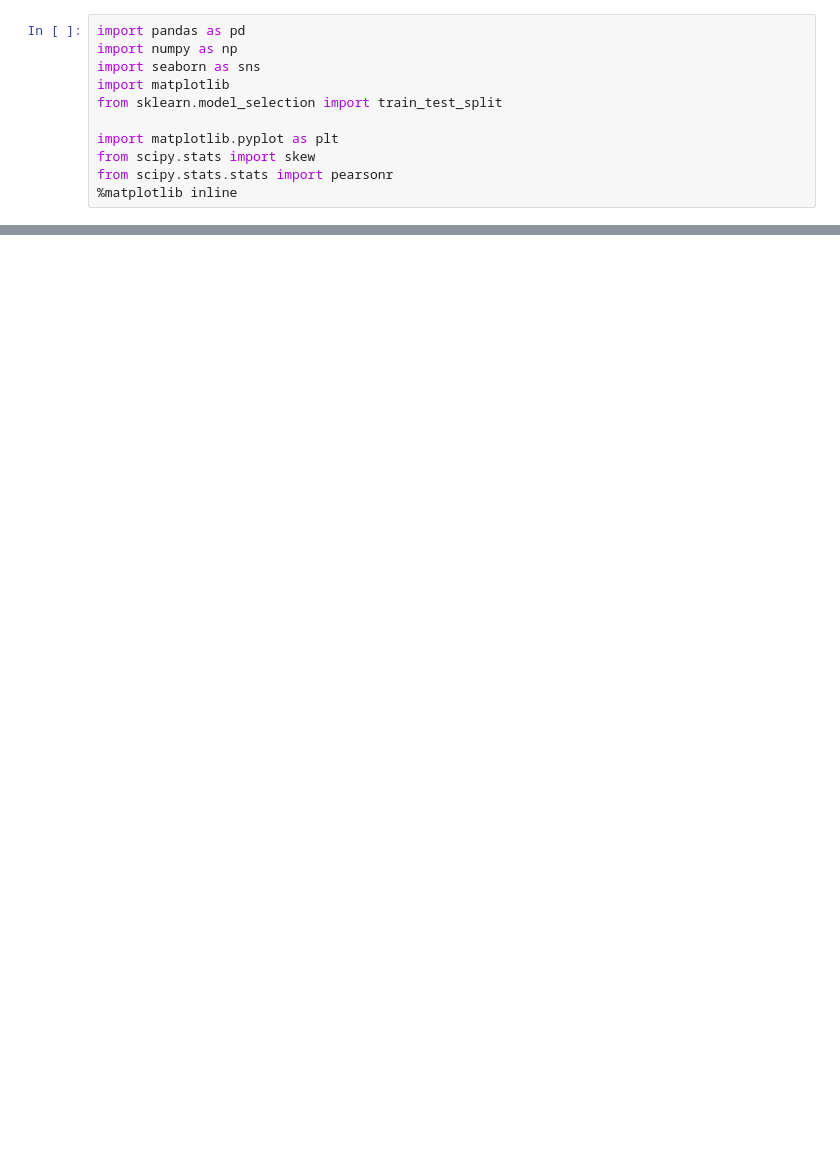
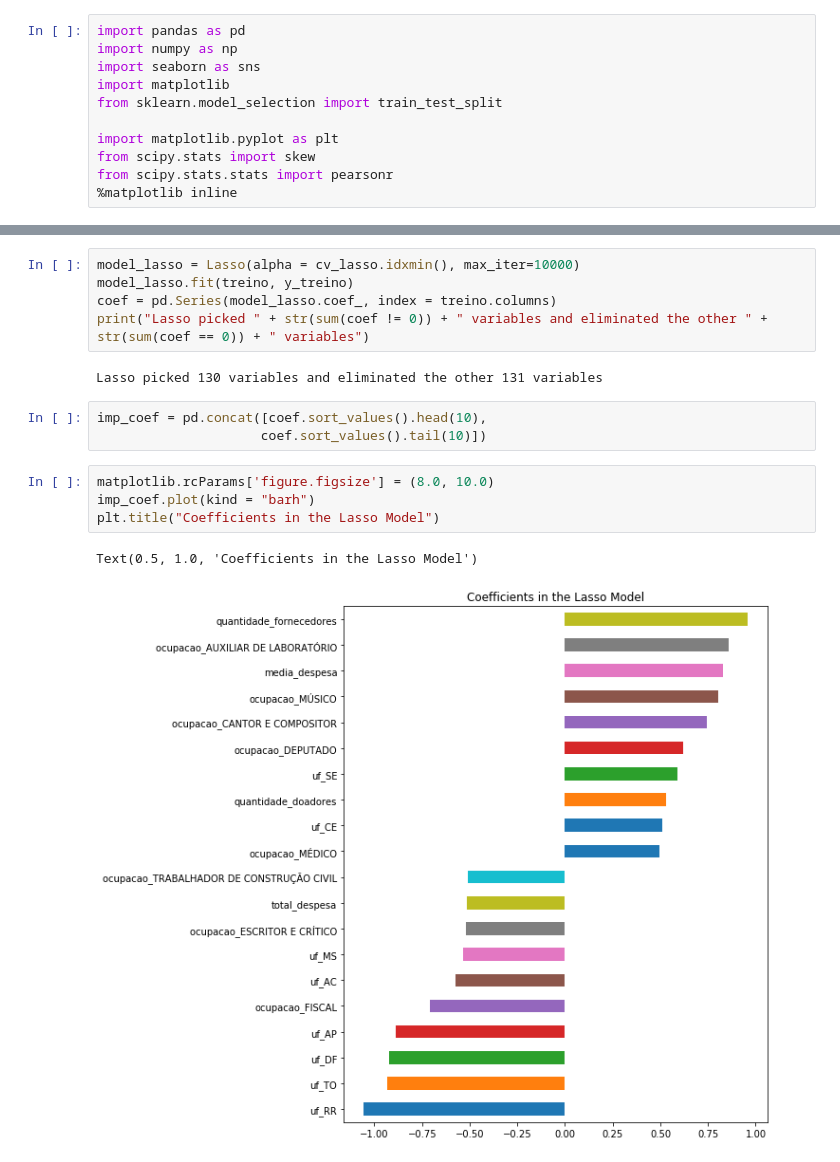
Before and after one commit to luizcz/aprendizado_maquina, a Jupyter notebook: regularizacao/Regularização.ipynb, the cells around one changed output, grey strips where cells are left out. Cells and saved outputs as stored; diff of their text form; blank space fills up the shorter version.

```diff
--- a/regularizacao/Regularização.ipynb
+++ b/regularizacao/Regularização.ipynb
@@ -25,0 +78,17 @@ X_train, X_test, y_train, y_test = train_test_split(df, y, test_size=0.33)
+# %%
+model_lasso = Lasso(alpha = cv_lasso.idxmin(), max_iter=10000)
+model_lasso.fit(treino, y_treino)
+coef = pd.Series(model_lasso.coef_, index = treino.columns)
+print("Lasso picked " + str(sum(coef != 0)) + " variables and eliminated the other " +  str(sum(coef == 0)) + " variables")
+# %% [output]
+Lasso picked 130 variables and eliminated the other 131 variables
+# %%
+imp_coef = pd.concat([coef.sort_values().head(10),
+                     coef.sort_values().tail(10)])
+# %%
+matplotlib.rcParams['figure.figsize'] = (8.0, 10.0)
+imp_coef.plot(kind = "barh")
+plt.title("Coefficients in the Lasso Model")
+# %% [output]
+Text(0.5, 1.0, 'Coefficients in the Lasso Model')
+[figure, added]
```
Also changed, not shown: parts of 15 cells of this notebook.
